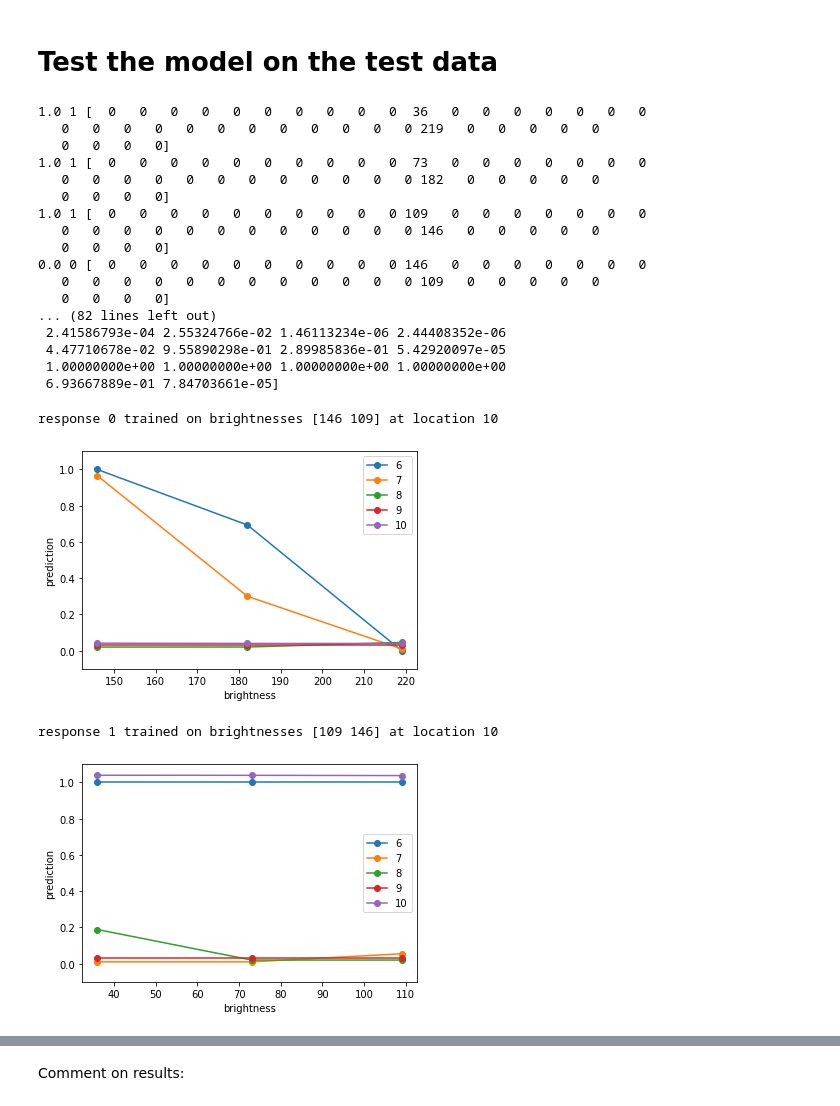
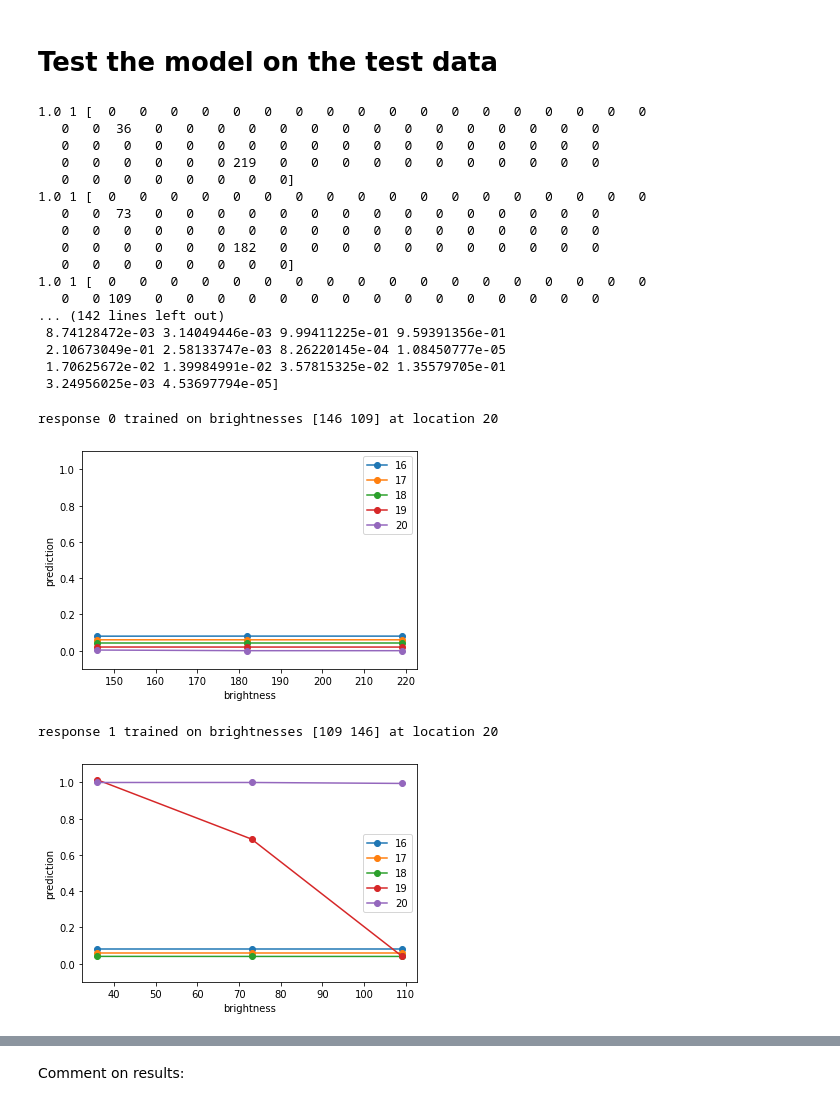
Before and after one commit to johnkevinoregan/Learning-Relations-with-Deep-Learning, a Jupyter notebook: Bright_dark_compar_w_shuffle_DONT_CHANGE.ipynb, the cells around one changed output, grey strips where cells are left out. Saved outputs shown, nothing was run; the diff lists cells and outputs as text; code cells hidden in the pictures.

```diff
--- a/Bright_dark_compar_w_shuffle_DONT_CHANGE.ipynb
+++ b/Bright_dark_compar_w_shuffle_DONT_CHANGE.ipynb
@@ -62,7 +62,7 @@ WhetherToShuffle=0
 #IMPORTANT THE VALUE ABOVE DETERMINES WHETHER TO SHUFFLE THE BRIGHTNESS LEVELS RANDOMLY
 
 
-RetSize=40
+RetSize=80
 Left=int(RetSize/4)
 Right=3*Left
 TrainRepeats=3
@@ -204,23 +204,23 @@ for trial in range(len(X_test)):
 
 print(res_test)
 # %% [output]
-1.0 1 [  0   0   0   0   0   0   0   0   0   0  36   0   0   0   0   0   0   0
-   0   0   0   0   0   0   0   0   0   0   0   0 219   0   0   0   0   0
-   0   0   0   0]
-1.0 1 [  0   0   0   0   0   0   0   0   0   0  73   0   0   0   0   0   0   0
-   0   0   0   0   0   0   0   0   0   0   0   0 182   0   0   0   0   0
-   0   0   0   0]
-1.0 1 [  0   0   0   0   0   0   0   0   0   0 109   0   0   0   0   0   0   0
-   0   0   0   0   0   0   0   0   0   0   0   0 146   0   0   0   0   0
-   0   0   0   0]
-0.0 0 [  0   0   0   0   0   0   0   0   0   0 146   0   0   0   0   0   0   0
-   0   0   0   0   0   0   0   0   0   0   0   0 109   0   0   0   0   0
-   0   0   0   0]
-... (82 lines left out)
- 2.41586793e-04 2.55324766e-02 1.46113234e-06 2.44408352e-06
- 4.47710678e-02 9.55890298e-01 2.89985836e-01 5.42920097e-05
- 1.00000000e+00 1.00000000e+00 1.00000000e+00 1.00000000e+00
- 6.93667889e-01 7.84703661e-05]
+1.0 1 [  0   0   0   0   0   0   0   0   0   0   0   0   0   0   0   0   0   0
+   0   0  36   0   0   0   0   0   0   0   0   0   0   0   0   0   0   0
+   0   0   0   0   0   0   0   0   0   0   0   0   0   0   0   0   0   0
+   0   0   0   0   0   0 219   0   0   0   0   0   0   0   0   0   0   0
+   0   0   0   0   0   0   0   0]
+1.0 1 [  0   0   0   0   0   0   0   0   0   0   0   0   0   0   0   0   0   0
+   0   0  73   0   0   0   0   0   0   0   0   0   0   0   0   0   0   0
+   0   0   0   0   0   0   0   0   0   0   0   0   0   0   0   0   0   0
+   0   0   0   0   0   0 182   0   0   0   0   0   0   0   0   0   0   0
+   0   0   0   0   0   0   0   0]
+1.0 1 [  0   0   0   0   0   0   0   0   0   0   0   0   0   0   0   0   0   0
+   0   0 109   0   0   0   0   0   0   0   0   0   0   0   0   0   0   0
+... (142 lines left out)
+ 8.74128472e-03 3.14049446e-03 9.99411225e-01 9.59391356e-01
+ 2.10673049e-01 2.58133747e-03 8.26220145e-04 1.08450777e-05
+ 1.70625672e-02 1.39984991e-02 3.57815325e-02 1.35579705e-01
+ 3.24956025e-03 4.53697794e-05]
 # %%
 #Plot predictions in case response=0 as a fn of Brightnesses
 #different lines are different retinal positions.
@@ -233,38 +233,38 @@ if WhetherToShuffle==1:
 import matplotlib.pyplot as plt
 for lab in range(2):
   Xlab=np.array(X_test[np.where(y_test==lab)])
   res_testlab=np.array(res_test[np.where(y_test==lab)])
   #print(Xlab)
 
   for retpos in LeftRetPosns:
     #get column of trials in Xlab corresponding to retpos
     temp=Xlab[:,retpos]
     #extract the nonzero ones
     inds=np.nonzero(temp)
     #print(inds)
     #get the brightnesses at those indices and use as x-coords
     xs=np.array(temp[inds])
     #and the predictions for those brightnesses as y-coords
     ys=res_testlab[inds]
     #print(xs)
     #print(ys)
     #plt.plot(xs,ys,label=retpos,marker="o",lw=retpos/2)
-    jit=(retpos-Deltas-2)*Left/1000 #jitter for plotting to avoid overlaps
+    jit=(Left-retpos)*Left/1000 #jitter for plotting to avoid overlaps
     #print(retpos,jit)
     plt.plot(xs,ys+jit,label=retpos,marker="o")
     #plt.plot(xs,ys,label=retpos,marker="o")
   print('response',lab, 'trained on brightnesses', X_train[lab,(Left,Right)], 'at location',Left)
   plt.legend(loc="best")
   plt.xlabel('brightness')
   plt.ylabel('prediction')
   plt.ylim([-0.1,1.1])
   plt.show()
   print()
 # %% [output]
-response 0 trained on brightnesses [146 109] at location 10
+response 0 trained on brightnesses [146 109] at location 20
-[figure, old version]
+[figure, new version]
-response 1 trained on brightnesses [109 146] at location 10
+response 1 trained on brightnesses [109 146] at location 20
-[figure, old version]
+[figure, new version]
 # %%
 #Plot results as a function of retinal position
 
```
Also changed, not shown: parts of 7 cells of this notebook.
